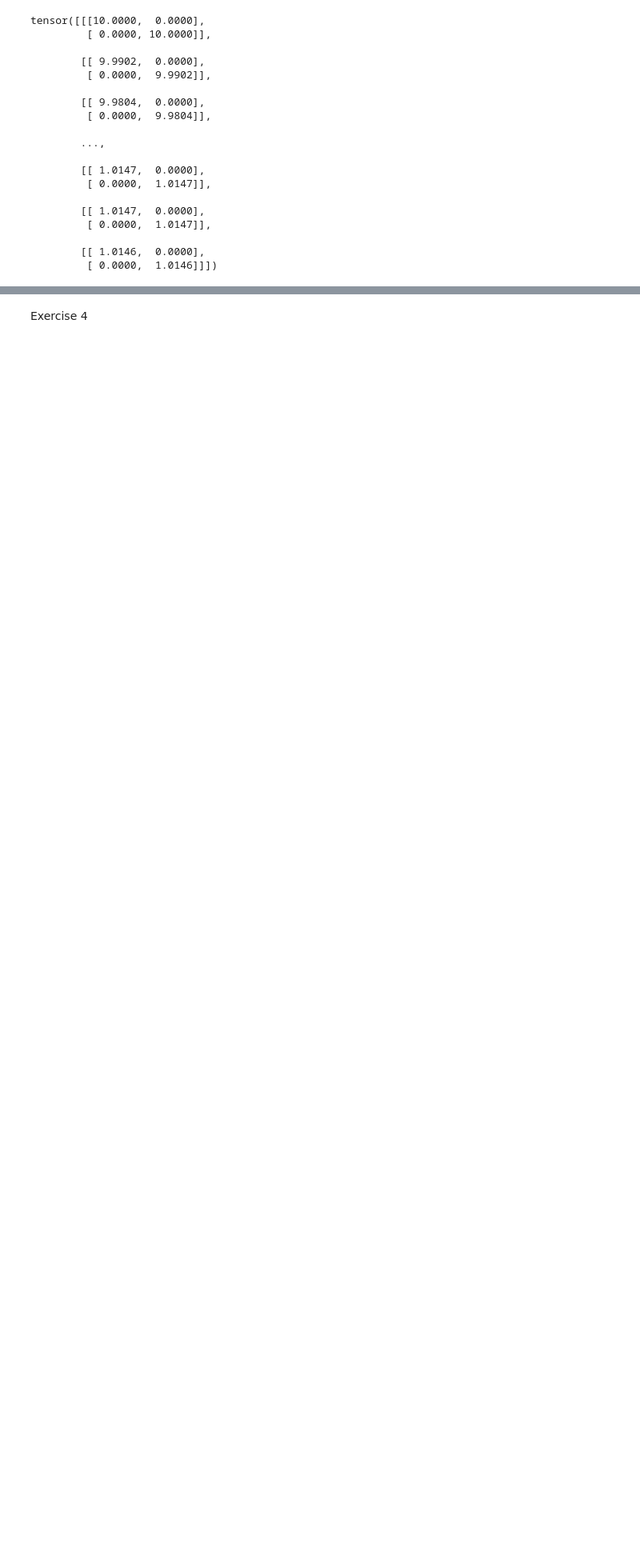
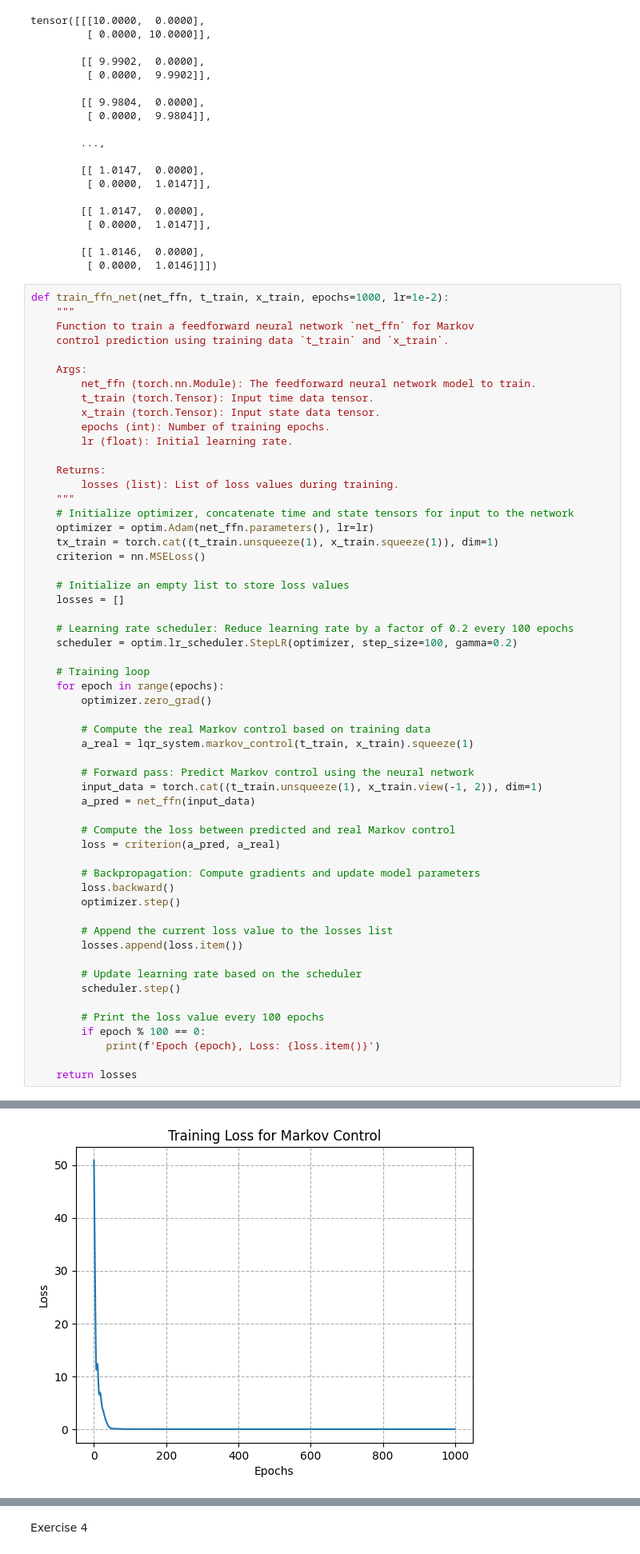
Before and after one commit to fmcknight/SCDAA, a Jupyter notebook: report.ipynb, the cells around one changed output, grey strips where cells are left out. Shown at 80% size. Drawn from its saved outputs; the diff is of its cells as text; blank space fills up the shorter version.

```diff
--- a/report.ipynb
+++ b/report.ipynb
@@ -420,3 +455,60 @@ tensor([[[10.0000,  0.0000],
 
         [[ 1.0146,  0.0000],
          [ 0.0000,  1.0146]]])
+# %%
+def train_ffn_net(net_ffn, t_train, x_train, epochs=1000, lr=1e-2):
+    """
+    Function to train a feedforward neural network `net_ffn` for Markov
+    control prediction using training data `t_train` and `x_train`.
+
+    Args:
+        net_ffn (torch.nn.Module): The feedforward neural network model to train.
+        t_train (torch.Tensor): Input time data tensor.
+        x_train (torch.Tensor): Input state data tensor.
+        epochs (int): Number of training epochs.
+        lr (float): Initial learning rate.
+
+    Returns:
+        losses (list): List of loss values during training.
+    """
+    # Initialize optimizer, concatenate time and state tensors for input to the network
+    optimizer = optim.Adam(net_ffn.parameters(), lr=lr)
+    tx_train = torch.cat((t_train.unsqueeze(1), x_train.squeeze(1)), dim=1)
+    criterion = nn.MSELoss()
+
+    # Initialize an empty list to store loss values
+    losses = []
+
+    # Learning rate scheduler: Reduce learning rate by a factor of 0.2 every 100 epochs
+    scheduler = optim.lr_scheduler.StepLR(optimizer, step_size=100, gamma=0.2)
+
+    # Training loop
+    for epoch in range(epochs):
+        optimizer.zero_grad()
+
+        # Compute the real Markov control based on training data
+        a_real = lqr_system.markov_control(t_train, x_train).squeeze(1)
+
+        # Forward pass: Predict Markov control using the neural network
+        input_data = torch.cat((t_train.unsqueeze(1), x_train.view(-1, 2)), dim=1)
+        a_pred = net_ffn(input_data)
+
+        # Compute the loss between predicted and real Markov control
+        loss = criterion(a_pred, a_real)
+
+        # Backpropagation: Compute gradients and update model parameters
+        loss.backward()
+        optimizer.step()
+
+        # Append the current loss value to the losses list
+        losses.append(loss.item())
+
+        # Update learning rate based on the scheduler
+        scheduler.step()
+
+        # Print the loss value every 100 epochs
+        if epoch % 100 == 0:
+            print(f'Epoch {epoch}, Loss: {loss.item()}')
+
+    return losses
+# %% [output]
@@ -423 +525,2 @@ tensor([[[10.0000,  0.0000],
+[figure, added]
 # %%
```
Also changed, not shown: parts of 6 cells of this notebook, 2 other files.
